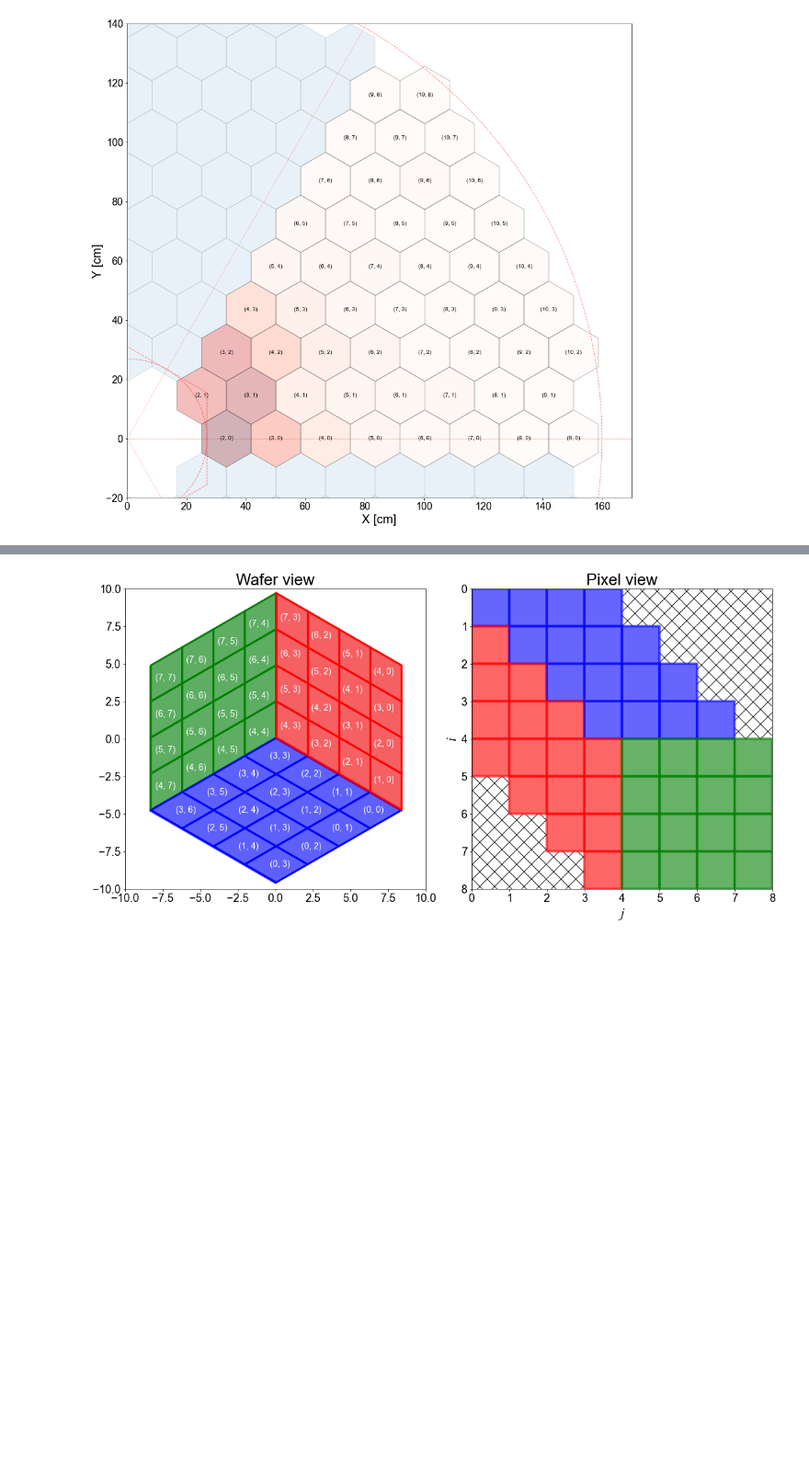
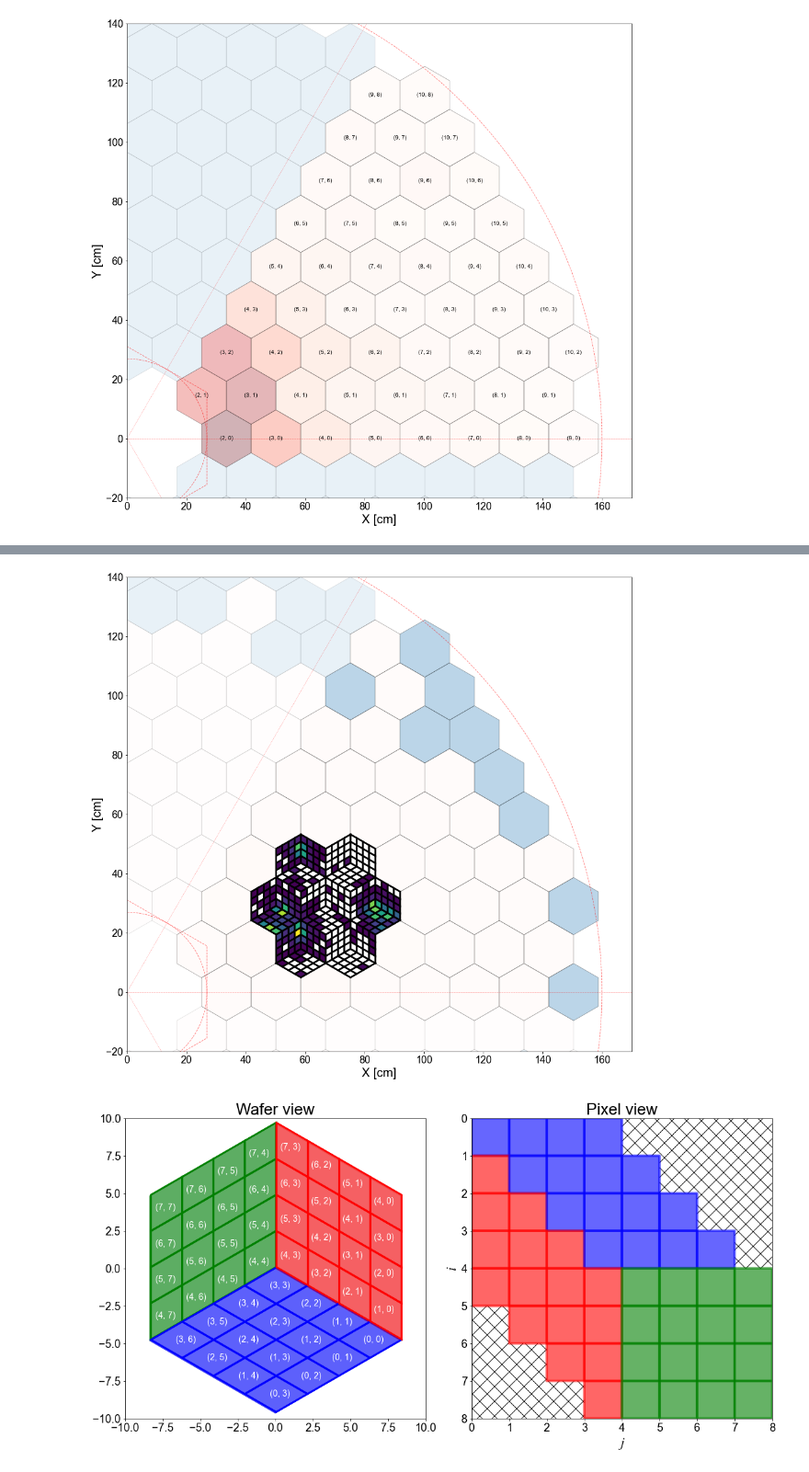
Before and after one commit to NWUHEP/hgcal-analysis, a Jupyter notebook: notebooks/tc_visualizer.ipynb, the cells around one changed output, grey strips where cells are left out. Shown at 92% size. Drawn from its saved outputs; the diff is of its cells as text; code cells hidden in the pictures; blank space fills up the shorter version.

```diff
--- a/notebooks/tc_visualizer.ipynb
+++ b/notebooks/tc_visualizer.ipynb
@@ -154,3 +154,39 @@ plt.show()
+# %%
+# Draw events within a single hex neighborhood
+
+# make some plots
+fig, ax = plt.subplots(1, figsize=(16, 16))
+ax.set_aspect('equal')
+
+# get the events centered on neighborhood
+uv = (5, 2)
+events = gt.get_events_in_neighborhood(uv, df_cut)
+
+wafer_data = df_cut.loc[events].groupby(['tc_waferu', 'tc_waferv']).sum()['tc_energy' ]
+pt.draw_hgcal_layer(ax, wafer_data=wafer_data, single_wedge=True, include_index=False)
+
+# get the data and select a single layer
+uv_center = (5, 2)
+random_e = np.random.choice(events, size=10, replace=False)
+#random_e = events[:5]
+df_events = event_tc.loc[random_e].query('tc_layer == 9')
+
+# draw hexegonal grid
+wafer_group = ['tc_waferu', 'tc_waferv', 'tc_cellu', 'tc_cellv']
+neighborhood_data = df_events.groupby(wafer_group).sum()['tc_energy']
+for u, v in coord + uv_center:
+    #wafer_data = neighborhood_data.loc[u, v]/neighborhood_data.max()
+    tc_data = np.log(1 + neighborhood_data.loc[u, v])/np.log(1 + neighborhood_data.max())
+    if tc_data.shape[0] != 0:
+        #wafer_data = 1 - np.exp(wafer_data)
+        pt.draw_single_module(ax, cell_data=tc_data, uv_offset=(u, v), do_fill=False)
+
+#cbar.set_label('trigger cell energy [a.u.]')
+
+plt.savefig('plots/first_wedge_neighborhood.png')
+plt.show()
+# %% [output]
+[figure, added]
 # %%
 # Draw a single module
 fig, axes = plt.subplots(1, 2, figsize=(16, 8), sharey=False)
```
Also changed, not shown: parts of 2 cells of this notebook, 6 other files.
